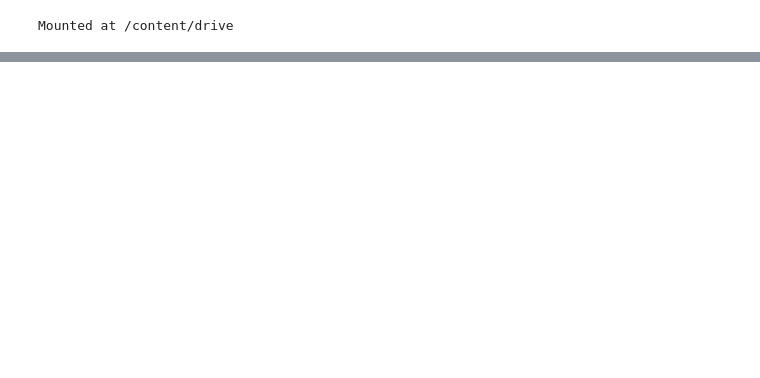
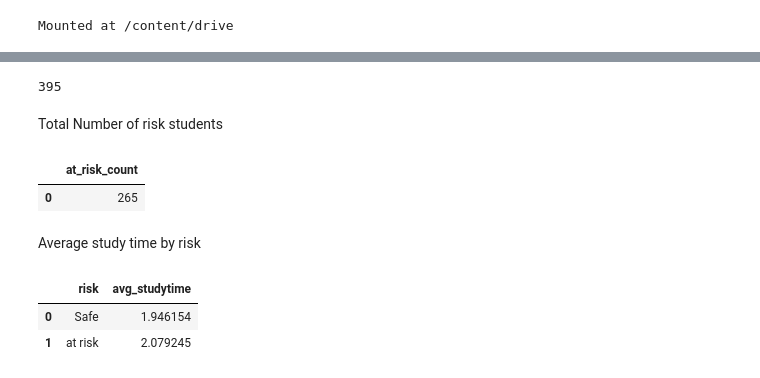
Before and after one commit to theHoodguy4587/Sri-Lanka-Student-Risk-Prediction, a Jupyter notebook: Sri_Lanka_Student_Risk_Prediction.ipynb, the cells around one changed output, grey strips where cells are left out. Drawn from its saved outputs; the diff is of its cells as text; code cells hidden in the pictures; blank space fills up the shorter version.

```diff
--- a/Sri_Lanka_Student_Risk_Prediction.ipynb
+++ b/Sri_Lanka_Student_Risk_Prediction.ipynb
@@ -25,0 +85,26 @@ Saving student-mat.csv to student-mat (1).csv
+# %%
+import sqlite3
+import pandas as pd
+
+
+conn = sqlite3.connect('student_risk.db')
+cur = conn.cursor()
+
+df.to_sql('students', conn, if_exists='replace', index=False)
+# %% [output]
+395
+# %% [markdown]
+Total Number of risk students
+# %%
+pd.read_sql("SELECT COUNT(*) as at_risk_count FROM students WHERE risk='1';", conn)
+# %% [output]
+|  | at_risk_count |
+| 0 | 265 |
+# %% [markdown]
+Average study time by risk
+# %%
+pd.read_sql(""" SELECT CASE WHEN risk='1' THEN 'at risk' ELSE 'Safe' END AS risk,AVG(studytime) AS avg_studytime FROM students GROUP BY risk;""", conn)
+# %% [output]
+|  | risk | avg_studytime |
+| 0 | Safe | 1.946154 |
+| 1 | at risk | 2.079245 |
```
Also changed, not shown: parts of 13 cells of this notebook.
